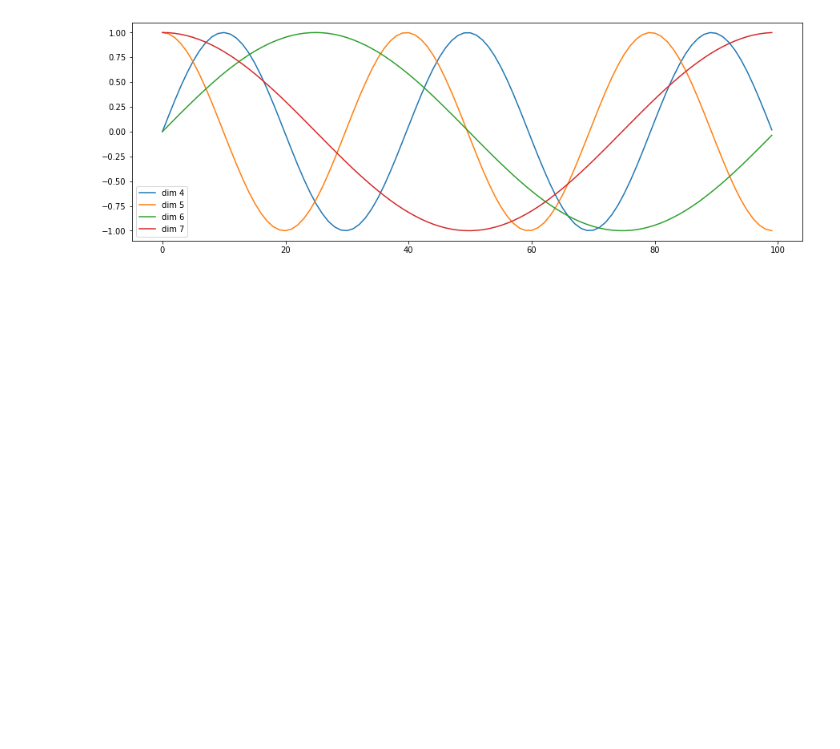
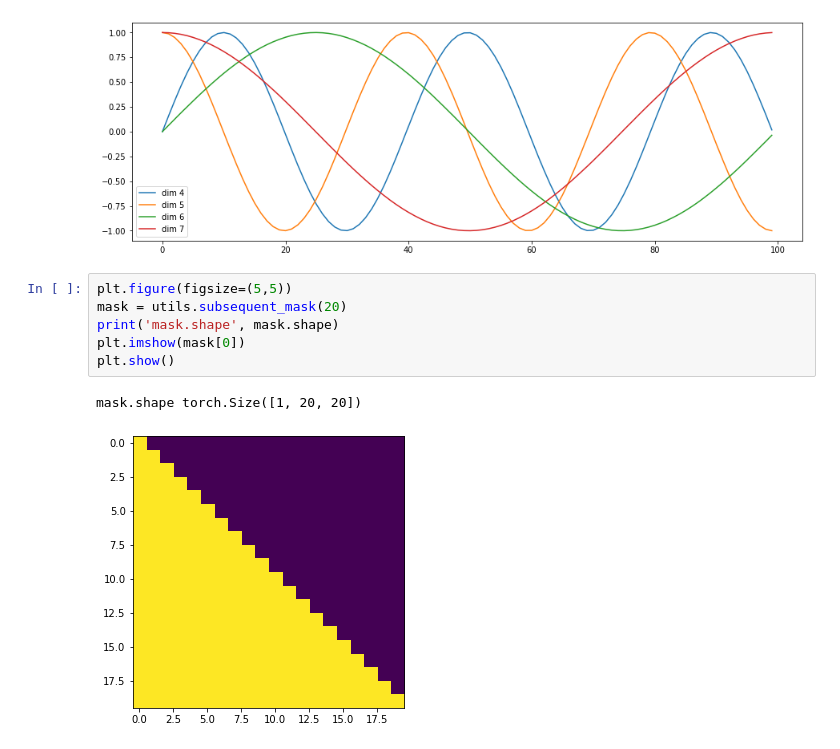
Before and after one commit to leonardoaraujosantos/Transformers, a Jupyter notebook: Vanila_Transformer.ipynb, the cells around one changed output. Drawn from its saved outputs; the diff is of its cells as text; blank space fills up the shorter version.

Commit message:
Add more images and utils file to organize things

```diff
--- a/Vanila_Transformer.ipynb
+++ b/Vanila_Transformer.ipynb
@@ -135,3 +180,12 @@ plt.legend(["dim %d"%p for p in [4,5,6,7]])
 None
 # %% [output]
 [figure]
+# %%
+plt.figure(figsize=(5,5))
+mask = utils.subsequent_mask(20)
+print('mask.shape', mask.shape)
+plt.imshow(mask[0])
+plt.show()
+# %% [output]
+mask.shape torch.Size([1, 20, 20])
+[figure, added]
```
Also changed, not shown: parts of 10 cells of this notebook, 3 other files.
